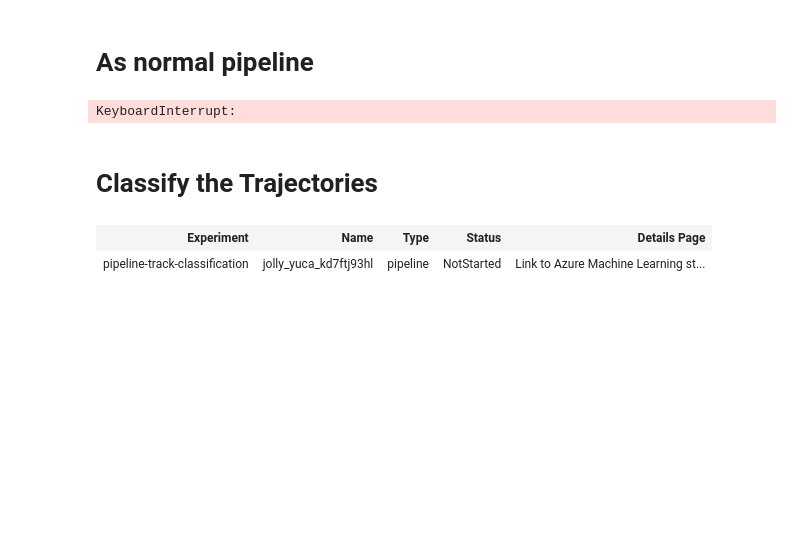
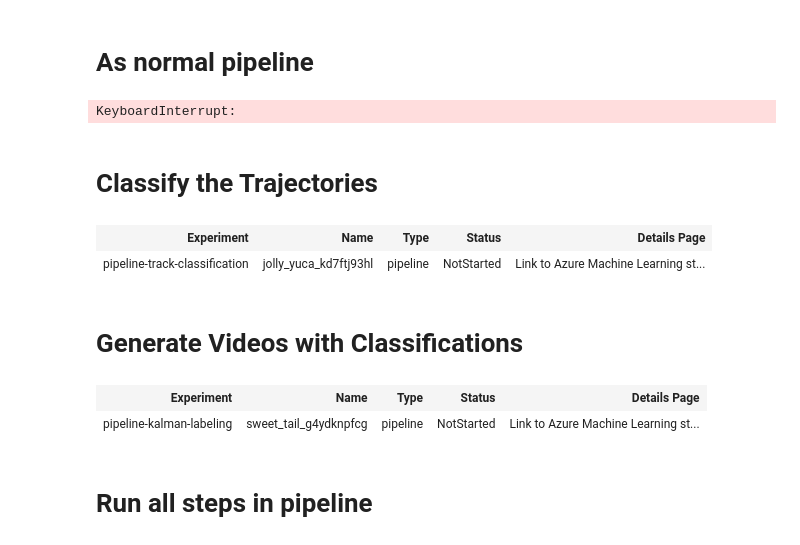
Before and after one commit to axpogroup/AXH-SonarFish, a Jupyter notebook: run_on_azure/launch_kalman_tracking_azure.ipynb, the cells around one changed output. Drawn from its saved outputs; the diff is of its cells as text; code cells hidden in the pictures; blank space fills up the shorter version.

```diff
--- a/run_on_azure/launch_kalman_tracking_azure.ipynb
+++ b/run_on_azure/launch_kalman_tracking_azure.ipynb
@@ -192,0 +193,2 @@ pipeline_job_run
+# %% [markdown]
+# Generate Videos with Classifications
@@ -192,0 +208,47 @@ pipeline_job_run
+# %%
+from azure.ai.ml.dsl import pipeline
+
+
+@pipeline(
+    compute="Standard-A1-v2",
+)
+def track_labeling_pipeline(
+    input_data: Input(type=AssetTypes.URI_FOLDER),
+    labels_dir: Input(type=AssetTypes.URI_FOLDER),
+    output_data: Output(type=AssetTypes.URI_FOLDER) = None,
+    save_output_video: bool = True,
+):
+    tracking_results = run_tracking(
+        data=input_data,
+        labels_dir=labels_dir,
+        save_output_video=save_output_video,
+    )
+
+    # tracking_results.outputs.detections = Output(
+    #     type="uri_folder",
+    #     path=output_uri,
+    #     mode=InputOutputModes.RW_MOUNT,
+    # )
+
+    return {"detections": tracking_results.outputs.detections}
+# %%
+pipeline_job = track_labeling_pipeline(
+    input_data=pipeline_input,
+    labels_dir=labels_dir_input,
+)
+
+import shutil
+# copy library files to job source directory temporarily
+pth = './components/kalman_tracking/src/algorithm/'
+shutil.copytree('../algorithm/', pth)
+
+pipeline_job_run = ml_client.jobs.create_or_update(
+    pipeline_job, experiment_name="pipeline-kalman-labeling"
+)
+shutil.rmtree(pth)
+pipeline_job_run
+# %% [output]
+| Experiment | Name | Type | Status | Details Page |
+| pipeline-kalman-labeling | sweet_tail_g4ydknpfcg | pipeline | NotStarted | Link to Azure Machine Learning st... |
+# %% [markdown]
+# Run all steps in pipeline
```
Also changed, not shown: parts of 11 cells of this notebook, 8 other files.
